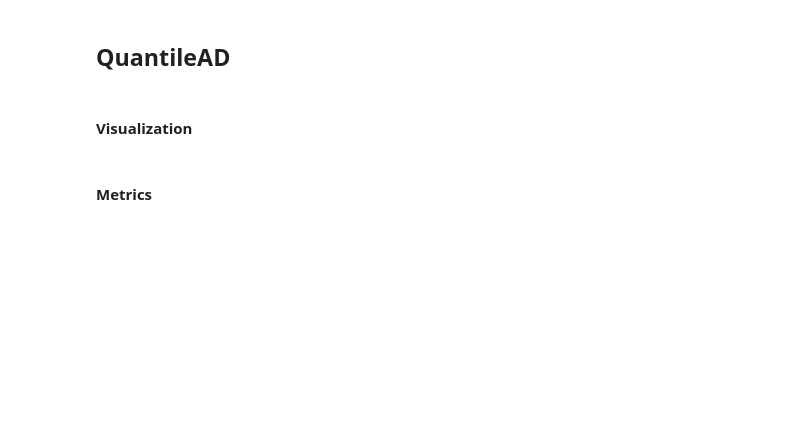
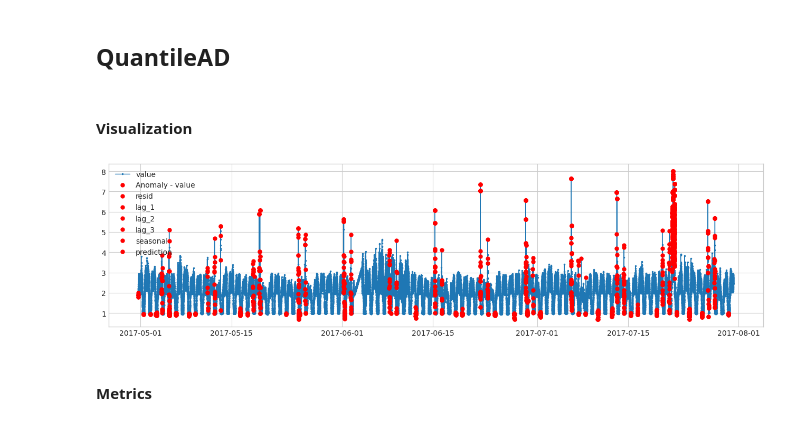
Before and after one commit to m3madadi/datadays, a Jupyter notebook: clustering_based.ipynb, the cells around one changed output. Drawn from its saved outputs; the diff is of its cells as text; code cells hidden in the pictures; blank space fills up the shorter version.

```diff
--- a/clustering_based.ipynb
+++ b/clustering_based.ipynb
@@ -198,7 +250,9 @@ anomalies['prediction'] = np.where(anomalies['value']==True, 1, 0)
 # %% [markdown]
 #### Visualization
 # %%
-plot(validate_df, anomaly=anomalies, ts_linewidth=1, ts_markersize=3, anomaly_markersize=5, anomaly_color='red', anomaly_tag="marker");
+plot(validate_df['value'], anomaly=anomalies, ts_linewidth=1, ts_markersize=3, anomaly_markersize=5, anomaly_color='red', anomaly_tag="marker");
+# %% [output]
+[figure, added]
 # %% [markdown]
 #### Metrics
 # %%
```
Also changed, not shown: parts of 42 cells of this notebook, 2 other files.
